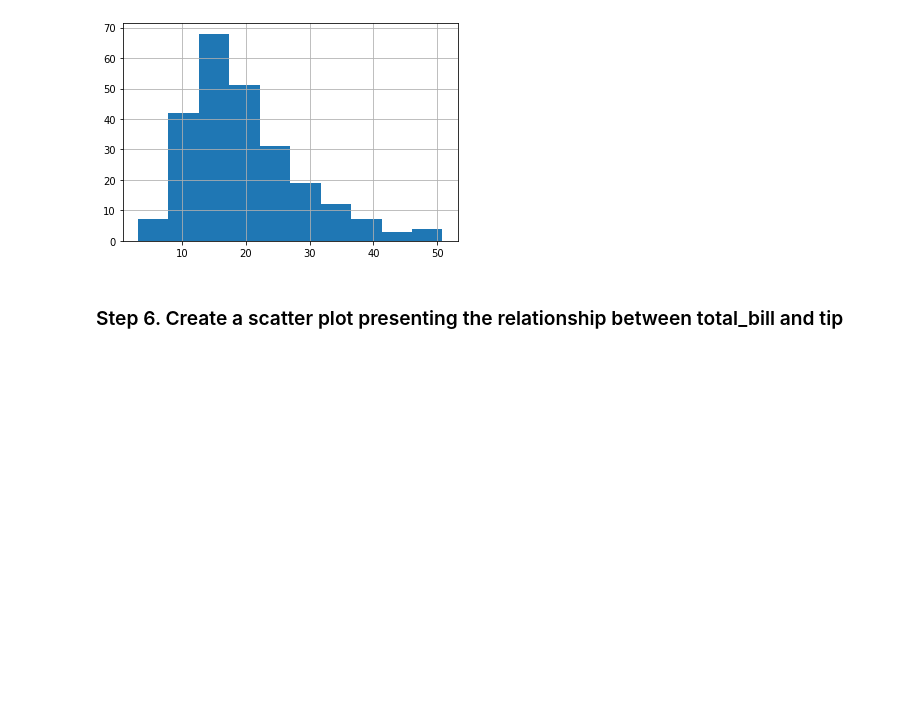
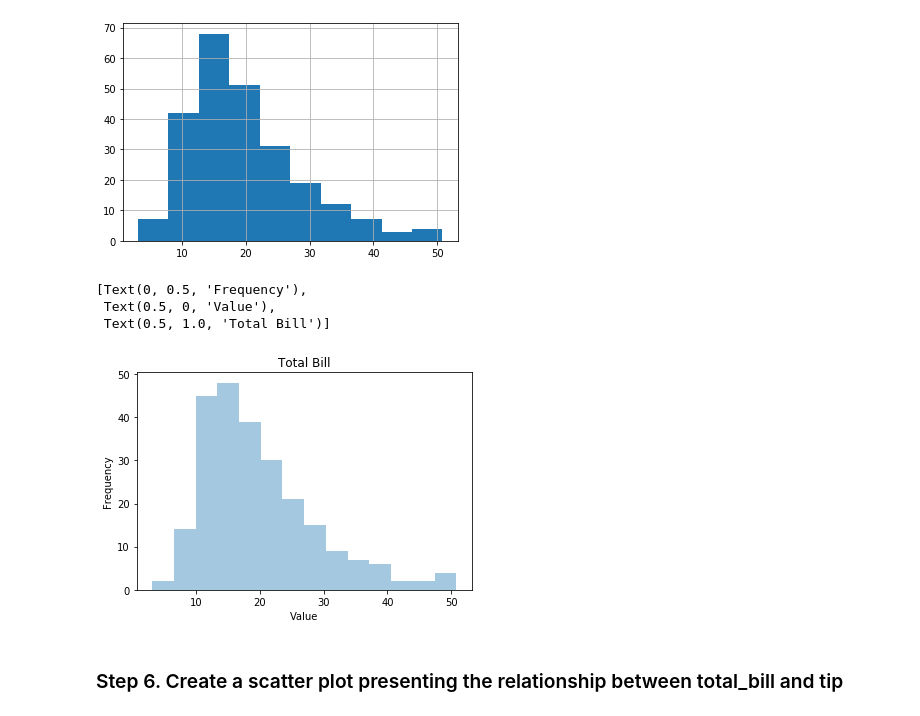
Before and after one commit to monkeycoffee/pandas_exercises, a Jupyter notebook: 07_Visualization/Tips/Exercises-Copy1.ipynb, the cells around one changed output. Saved outputs shown, nothing was run; the diff lists cells and outputs as text; code cells hidden in the pictures; blank space fills up the shorter version.

```diff
--- a/07_Visualization/Tips/Exercises-Copy1.ipynb
+++ b/07_Visualization/Tips/Exercises-Copy1.ipynb
@@ -37,6 +38,15 @@ tips.total_bill.hist()
 # %% [output]
 <matplotlib.axes._subplots.AxesSubplot at 0x...>
 [figure]
+# %%
+#OR
+ax = sns.distplot(tips.total_bill, kde=False, norm_hist=False)
+ax.set(xlabel='Value', ylabel='Frequency', title='Total Bill')
+# %% [output]
+[Text(0, 0.5, 'Frequency'),
+ Text(0.5, 0, 'Value'),
+ Text(0.5, 1.0, 'Total Bill')]
+[figure, added]
 # %% [markdown]
 ### Step 6. Create a scatter plot presenting the relationship between total_bill and tip
 # %%
```
Also changed, not shown: parts of 9 cells of this notebook.
